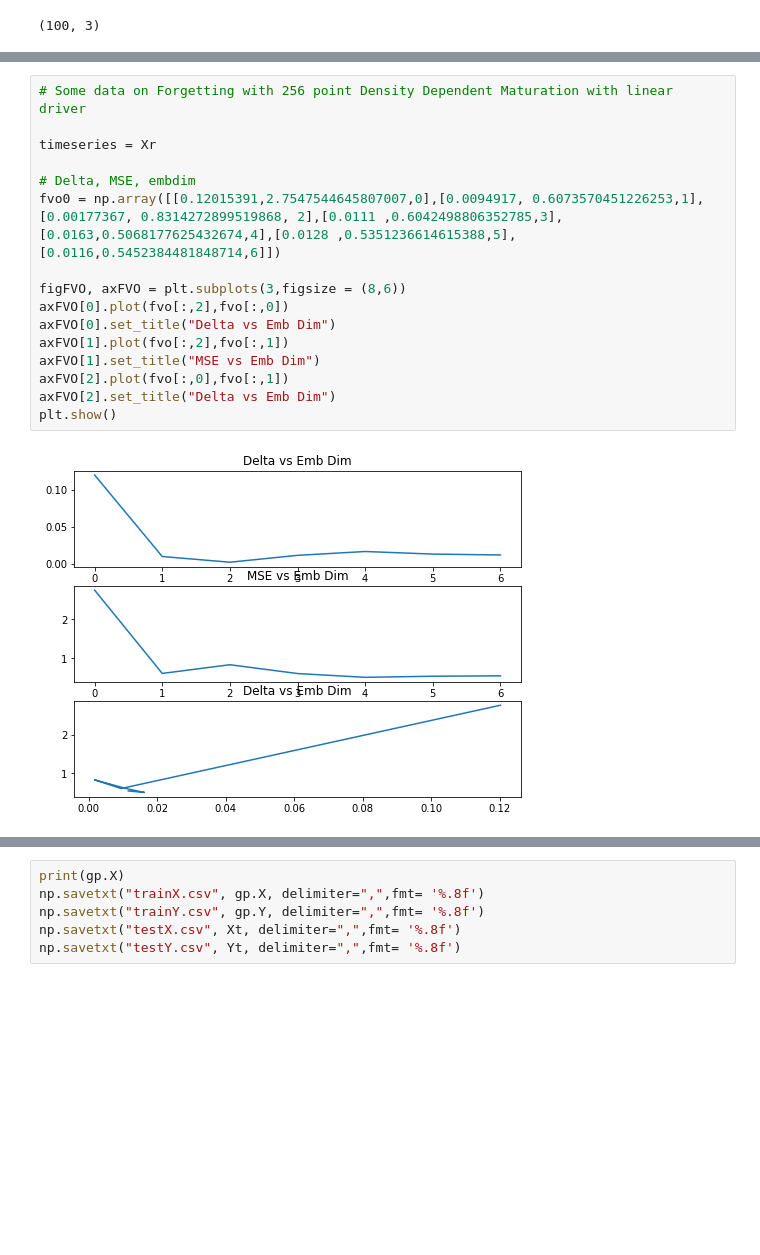
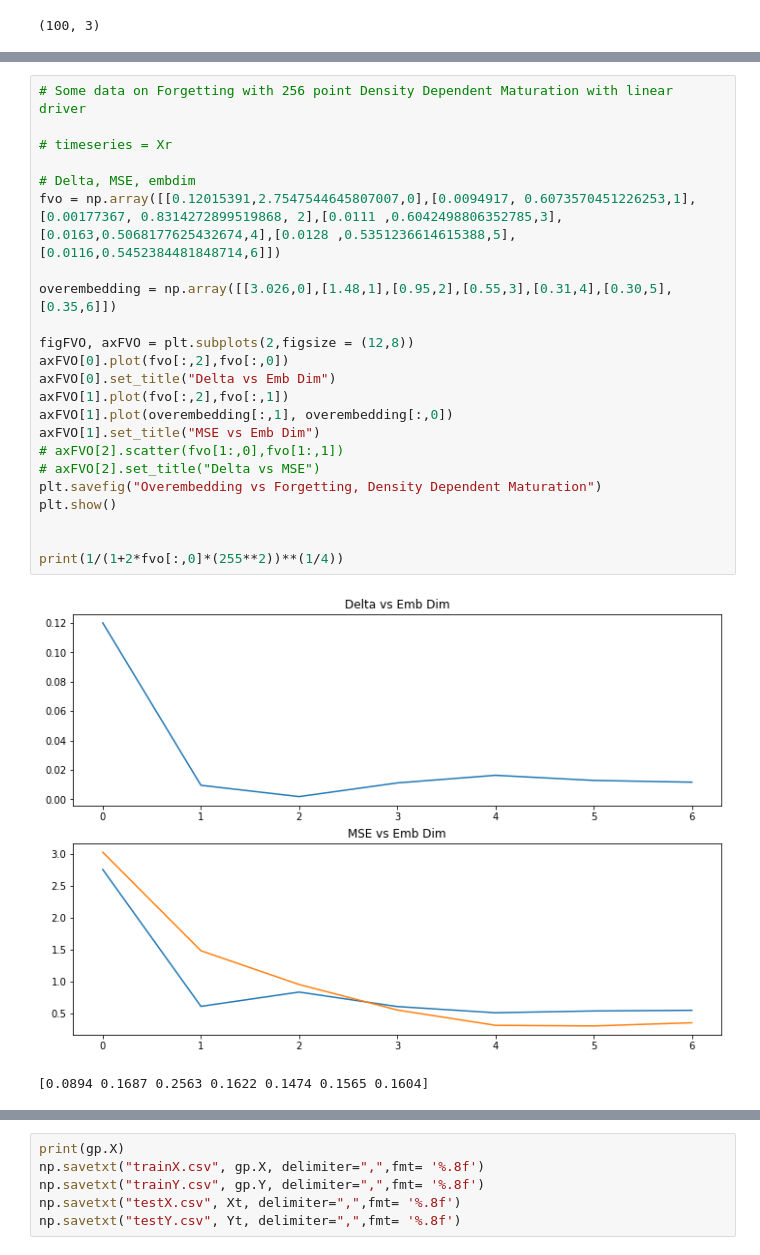
Before and after one commit to kenflat2/Nonlinear-Regression, a Jupyter notebook: GP Experimenter.ipynb, the cells around one changed output, grey strips where cells are left out. Drawn from its saved outputs; the diff is of its cells as text; blank space fills up the shorter version.

Commit message:
Some forgetting v overembedding tests have been done

```diff
--- a/GP Experimenter.ipynb
+++ b/GP Experimenter.ipynb
@@ -689,18 +669,26 @@ plt.show()
 # %%
 # Some data on Forgetting with 256 point Density Dependent Maturation with linear driver
 
-timeseries = Xr
+# timeseries = Xr
 
 # Delta, MSE, embdim
-fvo0 = np.array([[0.12015391,2.7547544645807007,0],[0.0094917, 0.6073570451226253,1],[0.00177367, 0.8314272899519868, 2],[0.0111 ,0.6042498806352785,3],[0.0163,0.5068177625432674,4],[0.0128 ,0.5351236614615388,5],[0.0116,0.5452384481848714,6]])
+fvo = np.array([[0.12015391,2.7547544645807007,0],[0.0094917, 0.6073570451226253,1],[0.00177367, 0.8314272899519868, 2],[0.0111 ,0.6042498806352785,3],[0.0163,0.5068177625432674,4],[0.0128 ,0.5351236614615388,5],[0.0116,0.5452384481848714,6]])
 
-figFVO, axFVO = plt.subplots(3,figsize = (8,6))
+overembedding = np.array([[3.026,0],[1.48,1],[0.95,2],[0.55,3],[0.31,4],[0.30,5],[0.35,6]])
+
+figFVO, axFVO = plt.subplots(2,figsize = (12,8))
 axFVO[0].plot(fvo[:,2],fvo[:,0])
 axFVO[0].set_title("Delta vs Emb Dim")
 axFVO[1].plot(fvo[:,2],fvo[:,1])
+axFVO[1].plot(overembedding[:,1], overembedding[:,0])
 axFVO[1].set_title("MSE vs Emb Dim")
-axFVO[2].plot(fvo[:,0],fvo[:,1])
-axFVO[2].set_title("Delta vs Emb Dim")
+# axFVO[2].scatter(fvo[1:,0],fvo[1:,1])
+# axFVO[2].set_title("Delta vs MSE")
+plt.savefig("Overembedding vs Forgetting, Density Dependent Maturation")
 plt.show()
+
+
+print(1/(1+2*fvo[:,0]*(255**2))**(1/4))
 # %% [output]
-[figure, old version]
+[figure, new version]
+[0.0894 0.1687 0.2563 0.1622 0.1474 0.1565 0.1604]
```
Also changed, not shown: parts of 24 cells of this notebook, 5 other files.
